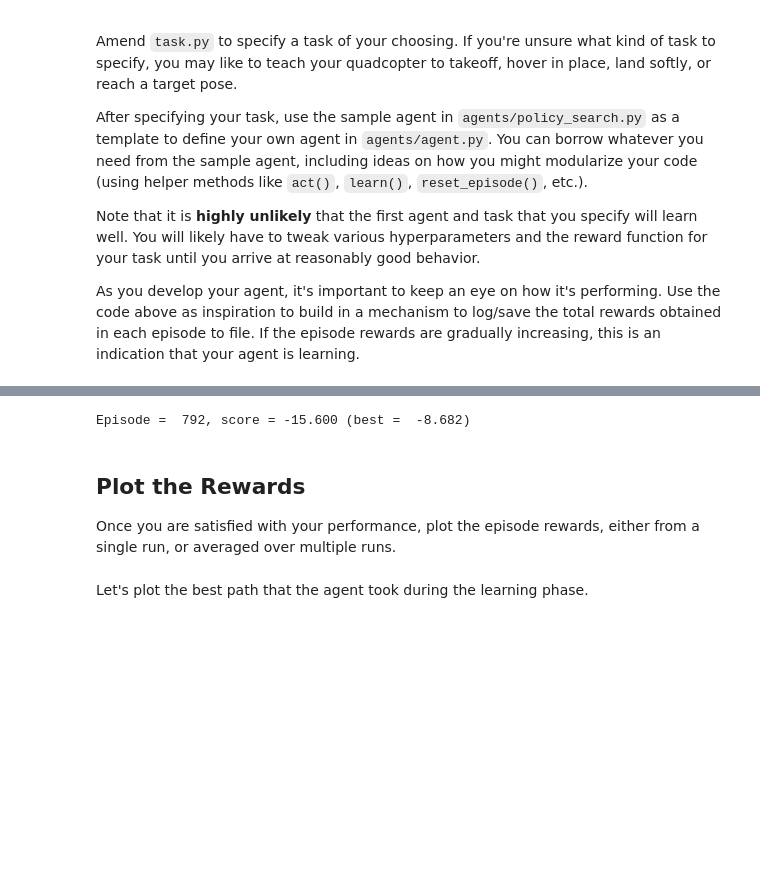
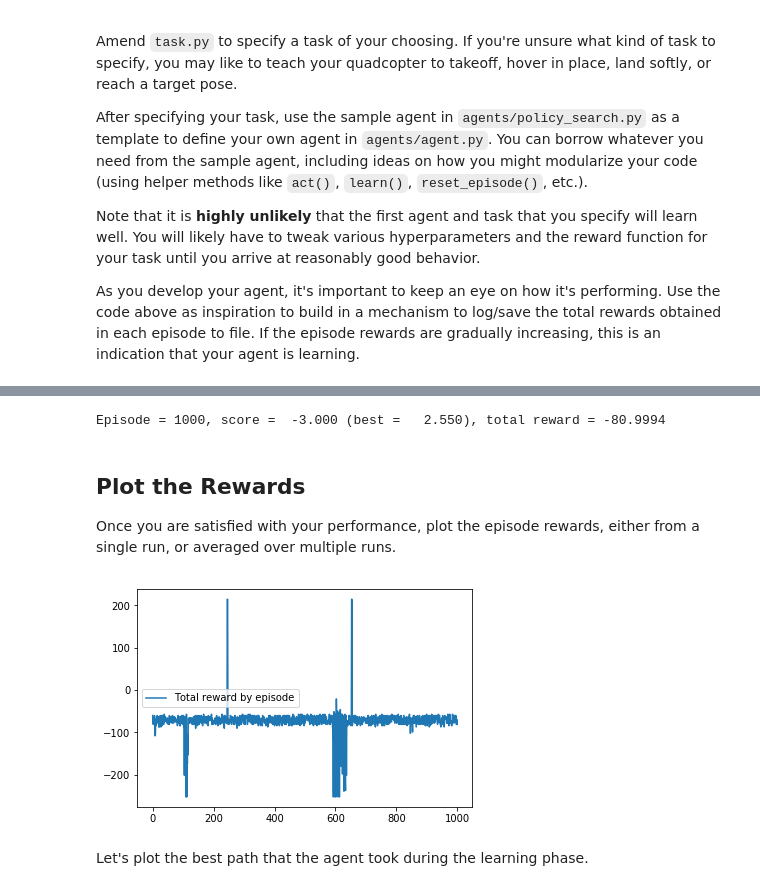
Before and after one commit to delinhabit/nd101-quadcopter-RL, a Jupyter notebook: Quadcopter_Project.ipynb, the cells around one changed output, grey strips where cells are left out. Drawn from its saved outputs; the diff is of its cells as text; code cells hidden in the pictures; blank space fills up the shorter version.

```diff
--- a/Quadcopter_Project.ipynb
+++ b/Quadcopter_Project.ipynb
@@ -282,21 +279,22 @@ rewards = []
 
 for i_episode in range(1, num_episodes+1):
     state = agent.reset_episode()
-    path = [state[0][:3]]
+    path = [state[:3]]
 
     while True:
         action = agent.act(state)
         next_state, reward, done = task.step(action)
-        path.append(next_state[0][:3])
+        path.append(next_state[:3])
 
         agent.step(state, action, reward, next_state, done)
         state = next_state
         if done:
             print(
-                "\rEpisode = {:4d}, score = {:7.3f} (best = {:7.3f})".format(
+                "\rEpisode = {:4d}, score = {:7.3f} (best = {:7.3f}), total reward = {:7.3f}".format(
                     i_episode,
                     agent.score,
-                    agent.best_score
+                    agent.best_score,
+                    agent.total_reward,
                 ),
                 end=""
             )
@@ -307,11 +305,17 @@ for i_episode in range(1, num_episodes+1):
             break
         sys.stdout.flush()
 # %% [output]
-Episode =  792, score = -15.600 (best =  -8.682)
+Episode = 1000, score =  -3.000 (best =   2.550), total reward = -80.9994
 # %% [markdown]
 ## Plot the Rewards
 
 Once you are satisfied with your performance, plot the episode rewards, either from a single run, or averaged over multiple runs.
+# %%
+plt.plot(range(len(rewards)), rewards, label='Total reward by episode')
+plt.legend()
+_ = plt.ylim()
+# %% [output]
+[figure, added]
 # %% [markdown]
 Let's plot the best path that the agent took during the learning phase.
 # %%
```
Also changed, not shown: parts of 16 cells of this notebook, 4 other files.
